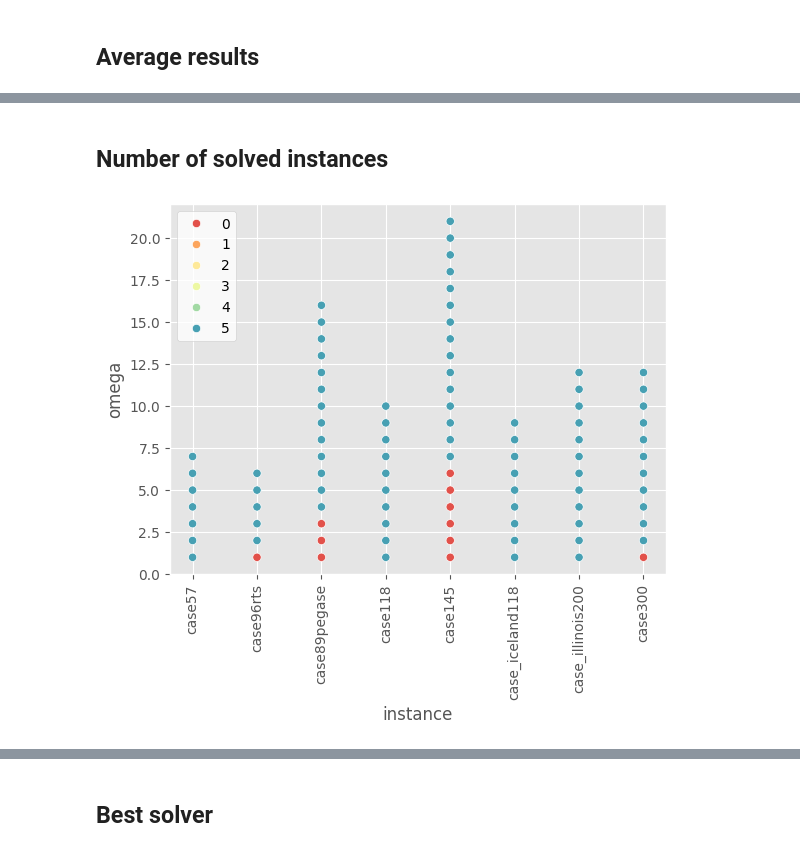
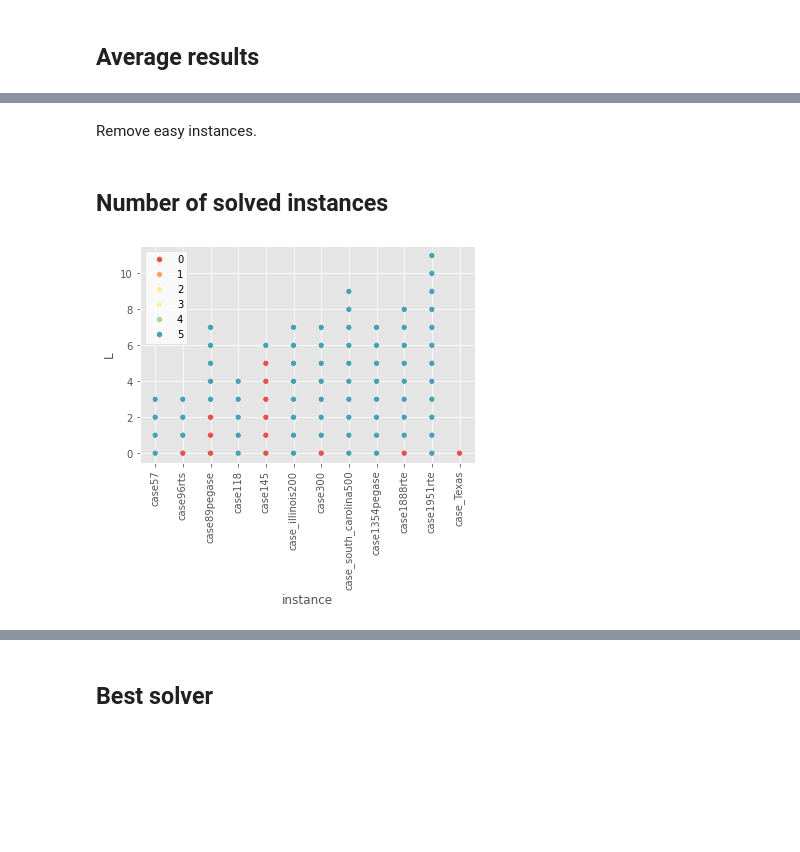
Before and after one commit to maurolucci/pds-lim, a Jupyter notebook: experiments/stats2.ipynb, the cells around one changed output, grey strips where cells are left out. Drawn from its saved outputs; the diff is of its cells as text; code cells hidden in the pictures; blank space fills up the shorter version.

```diff
--- a/experiments/stats2.ipynb
+++ b/experiments/stats2.ipynb
@@ -104,0 +116,4 @@ Checked :)
+# %%
+df4 = df.sort_values(["vertices", "instance", "opt_val", "L"], ignore_index=True).groupby("instance").head(1)
+L_star = dict(zip(df4.instance, df4.L))
+print(L_star)
@@ -104,0 +124,4 @@ Checked :)
+# %%
+df["L_star"] = df["instance"].apply(lambda x: L_star[x])
+df = df[df.L <= df.L_star]
+df
@@ -121,7 +158,7 @@ def time_opt(serie):
     return serie[serie < timeout].mean()
 
 df2 = df.groupby(["instance","vertices","edges","propagating_vertices","solver",
-                  "omega","variables","constraints","instance_omega"], as_index=False).agg(
+                  "L","variables","constraints"], as_index=False).agg(
     result = ("result", count_opt),
     gap_all = ("gap", gap_all),
     gap_feas = ("gap", gap_feas),
@@ -129,6 +166,6 @@ df2 = df.groupby(["instance","vertices","edges","propagating_vertices","solver",
     time_opt = ("t_solver", time_opt),
     upper_bound = ("upper_bound", "mean")
 )
-df2 = df2.sort_values(["vertices", "instance", "solver", "omega"])
+df2 = df2.sort_values(["vertices", "instance", "solver", "L"])
 df2
 # %% [output]
@@ -172,8 +208,9 @@ df3.instance
 Name: instance, dtype: object
+# %% [markdown]
+Remove easy instances.
 # %%
-# This code filter instances with less than 100 vertices
-df = df[df.vertices >= 50]
-df2 = df2[df2.vertices >= 50]
+df = df[~df.instance.isin(df3.instance)]
+df2 = df2[~df2.instance.isin(df3.instance)]
 # %% [markdown]
 ## Number of solved instances
 # %%
@@ -187,10 +224,10 @@ palette = sns.color_palette("Spectral", n_colors=len(labels))
 # %%
-sns.scatterplot(x=brimkov_df.instance, y=brimkov_df.omega,
+sns.scatterplot(x=brimkov_df.instance, y=brimkov_df.L,
                 hue=brimkov_df.result, hue_order=labels, palette=palette)
 plt.xticks(rotation=90)
 plt.style.use('ggplot')
 plt.legend(facecolor="white", loc=2)
 plt.show()
 # %% [output]
-[figure, old version]
+[figure, new version]
 # %%
```
Also changed, not shown: parts of 34 cells of this notebook, 1 other file.
